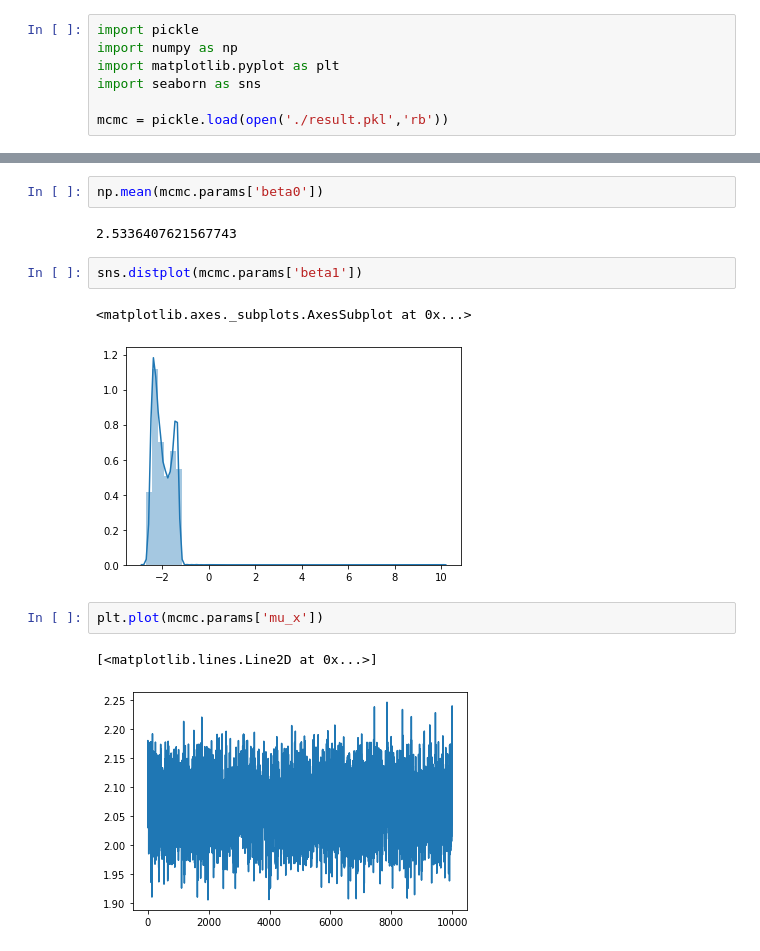
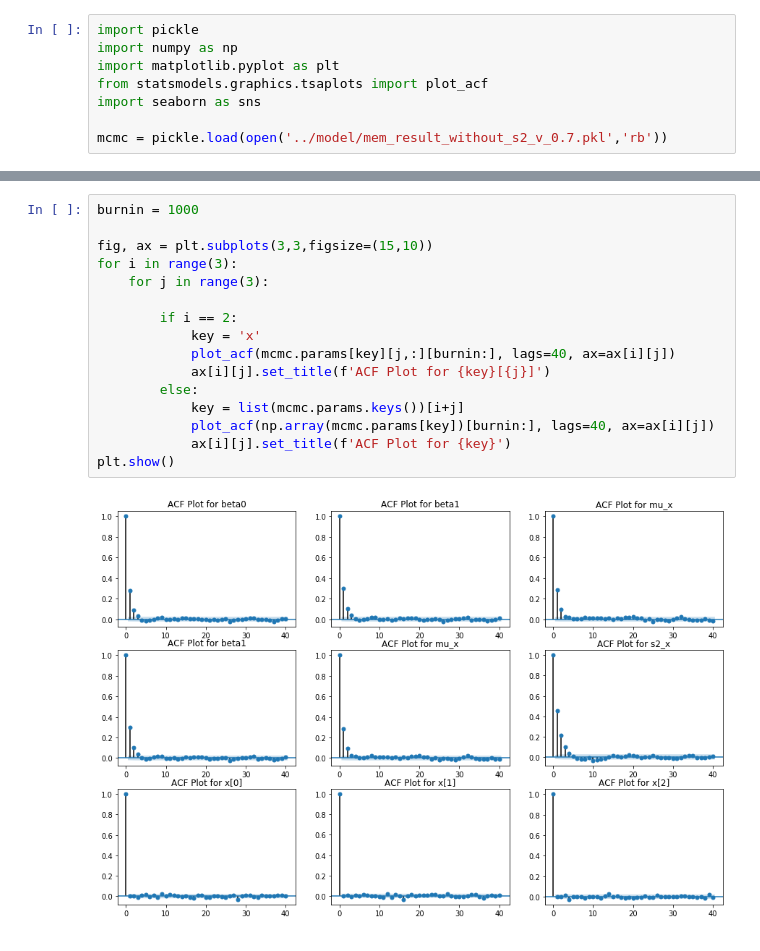
Before and after one commit to bohyunshin/measurement_error_model, a Jupyter notebook: Untitled.ipynb, the cells around one changed output, grey strips where cells are left out. Saved outputs shown, nothing was run; the diff lists cells and outputs as text.

Commit message:
without s2_v

```diff
--- a/Untitled.ipynb
+++ b/Untitled.ipynb
@@ -2,6 +2,7 @@
 import pickle
 import numpy as np
 import matplotlib.pyplot as plt
+from statsmodels.graphics.tsaplots import plot_acf
 import seaborn as sns
 
-mcmc = pickle.load(open('./result.pkl','rb'))
+mcmc = pickle.load(open('../model/mem_result_without_s2_v_0.7.pkl','rb'))
@@ -20,14 +9,18 @@ plot_acf(np.array(mcmc.params['beta0']))
-# %%
-np.mean(mcmc.params['beta0'])
-# %% [output]
-2.5336407621567743
-# %%
-sns.distplot(mcmc.params['beta1'])
-# %% [output]
-<matplotlib.axes._subplots.AxesSubplot at 0x...>
-[figure, removed]
-# %%
-plt.plot(mcmc.params['mu_x'])
-# %% [output]
-[<matplotlib.lines.Line2D at 0x...>]
-[figure, removed]
+# %%
+burnin = 1000
+
+fig, ax = plt.subplots(3,3,figsize=(15,10))
+for i in range(3):
+    for j in range(3):
+
+        if i == 2:
+            key = 'x'
+            plot_acf(mcmc.params[key][j,:][burnin:], lags=40, ax=ax[i][j])
+            ax[i][j].set_title(f'ACF Plot for {key}[{j}]')
+        else:
+            key = list(mcmc.params.keys())[i+j]
+            plot_acf(np.array(mcmc.params[key])[burnin:], lags=40, ax=ax[i][j])
+            ax[i][j].set_title(f'ACF Plot for {key}')
+plt.show()
+# %% [output]
+[figure, added]
```
Also changed, not shown: parts of 8 cells of this notebook, 2 other files.
